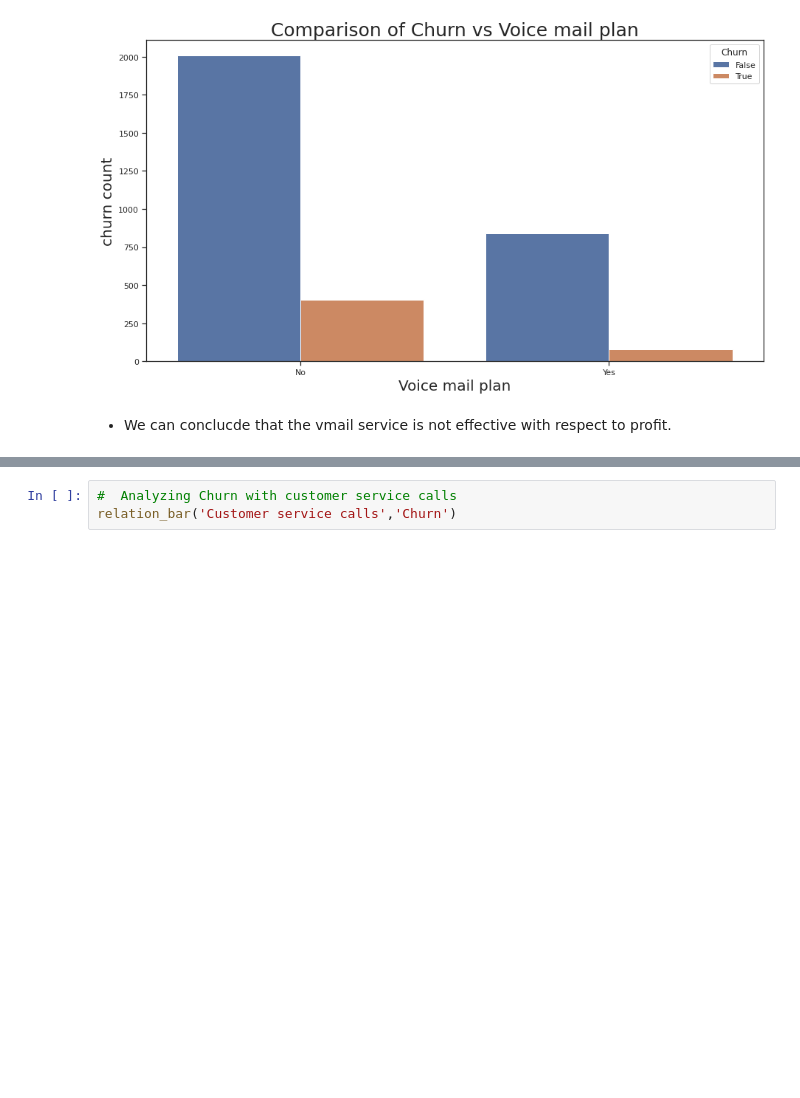
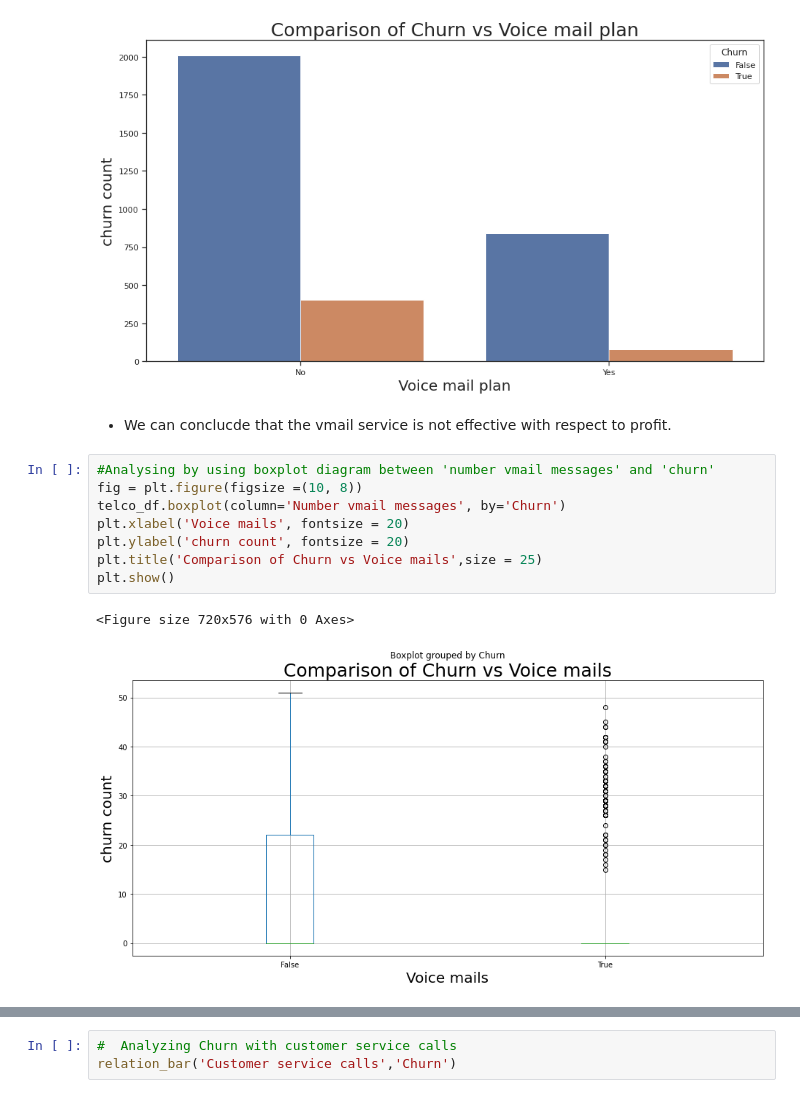
Before and after one commit to pratyushkumarrath/Telecom-Churn-Analysis, a Jupyter notebook: Telecom_Churn_Analysis_Capstone_Project.ipynb, the cells around one changed output, grey strips where cells are left out. Drawn from its saved outputs; the diff is of its cells as text; blank space fills up the shorter version.

```diff
--- a/Telecom_Churn_Analysis_Capstone_Project.ipynb
+++ b/Telecom_Churn_Analysis_Capstone_Project.ipynb
@@ -455,3 +457,14 @@ plt.show()
 [figure]
 # %% [markdown]
 * We can conclucde that the vmail service is not effective with respect to profit.
+# %%
+#Analysing by using boxplot diagram between 'number vmail messages' and 'churn'
+fig = plt.figure(figsize =(10, 8))
+telco_df.boxplot(column='Number vmail messages', by='Churn')
+plt.xlabel('Voice mails', fontsize = 20)
+plt.ylabel('churn count', fontsize = 20)
+plt.title('Comparison of Churn vs Voice mails',size = 25)
+plt.show()
+# %% [output]
+<Figure size 720x576 with 0 Axes>
+[figure, added]
```
Also changed, not shown: parts of 14 cells of this notebook.
